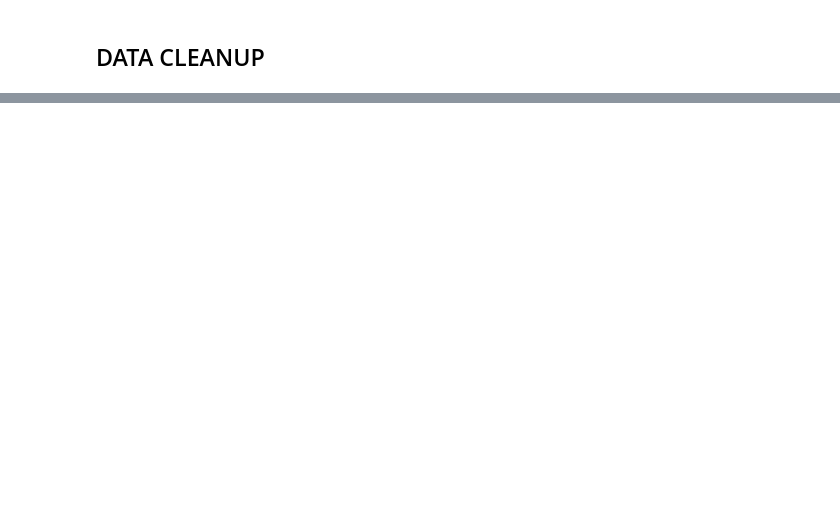
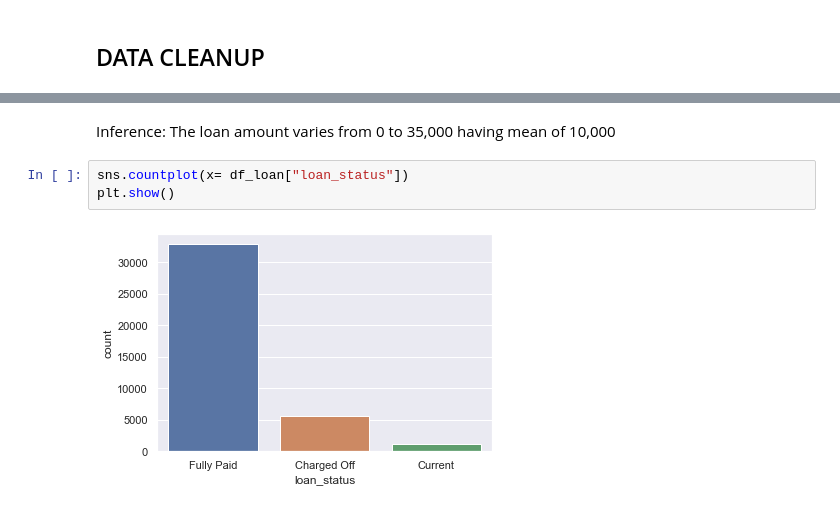
Before and after one commit to pravin691983/LendingClubCaseStudy, a Jupyter notebook: Lending_Club_Default_Analysis.ipynb, the cells around one changed output, grey strips where cells are left out. Drawn from its saved outputs; the diff is of its cells as text; blank space fills up the shorter version.

```diff
--- a/Lending_Club_Default_Analysis.ipynb
+++ b/Lending_Club_Default_Analysis.ipynb
@@ -114,0 +433,7 @@ df_loan.describe()
+# %% [markdown]
+Inference: The loan amount varies from 0 to 35,000 having mean of 10,000
+# %%
+sns.countplot(x= df_loan["loan_status"])
+plt.show()
+# %% [output]
+[figure, added]
```
Also changed, not shown: parts of 93 cells of this notebook.
